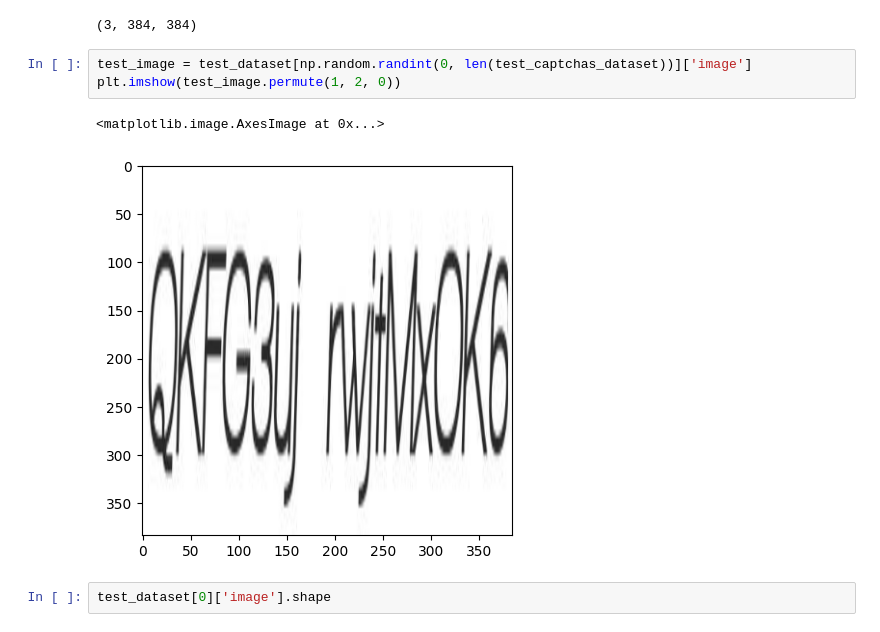
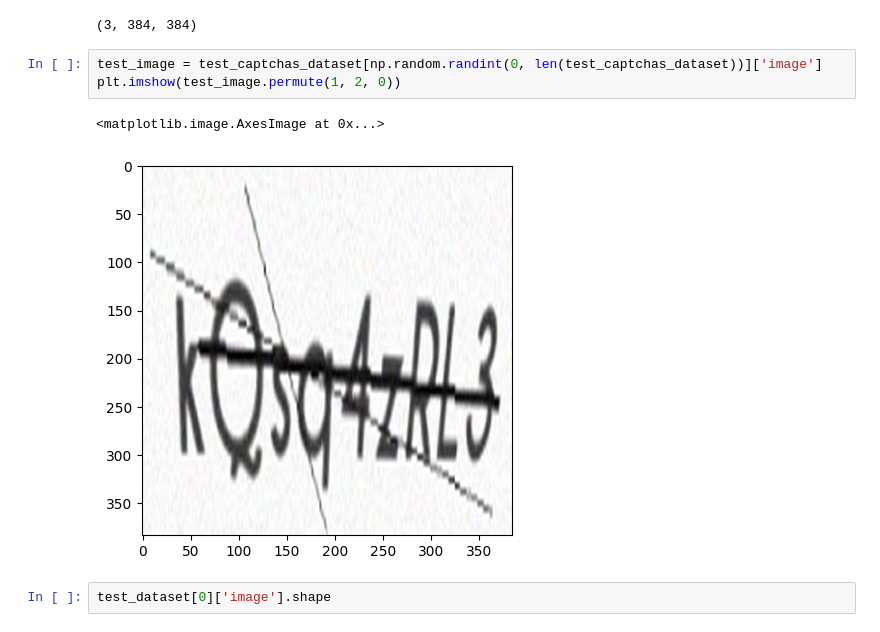
Before and after one commit to hivaze/Captcha-OCR-Models, a Jupyter notebook: trocr_seq2seq_playground.ipynb, the cells around one changed output. Saved outputs shown, nothing was run; the diff lists cells and outputs as text.

```diff
--- a/trocr_seq2seq_playground.ipynb
+++ b/trocr_seq2seq_playground.ipynb
@@ -90,11 +73,11 @@ processor((test_dataset[1]['image']*255).to(torch.uint8)).pixel_values[0].shape
 # %% [output]
 (3, 384, 384)
 # %%
-test_image = test_dataset[np.random.randint(0, len(test_captchas_dataset))]['image']
+test_image = test_captchas_dataset[np.random.randint(0, len(test_captchas_dataset))]['image']
 plt.imshow(test_image.permute(1, 2, 0))
 # %% [output]
 <matplotlib.image.AxesImage at 0x...>
-[figure, old version]
+[figure, new version]
 # %%
 test_dataset[0]['image'].shape
 # %% [output]
```
Also changed, not shown: parts of 5 cells of this notebook, 27 other files.
